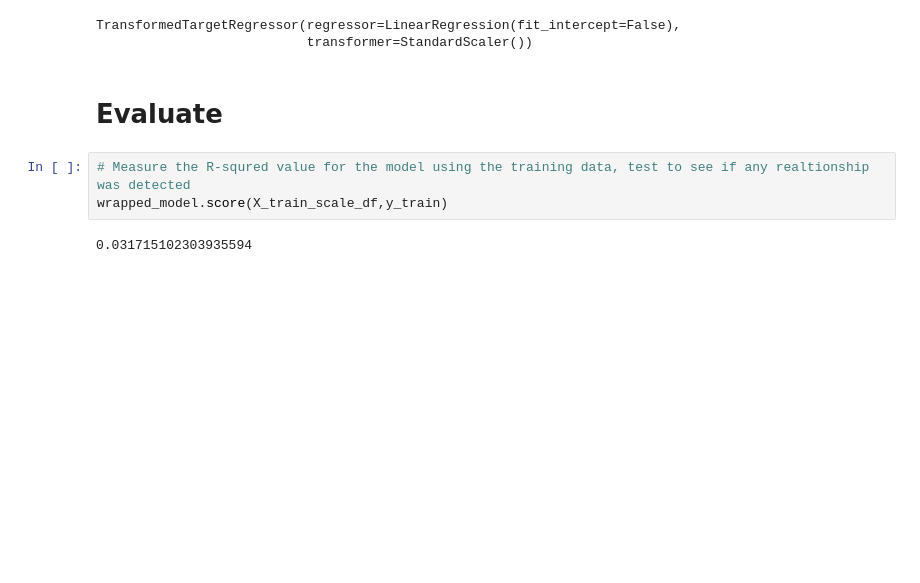
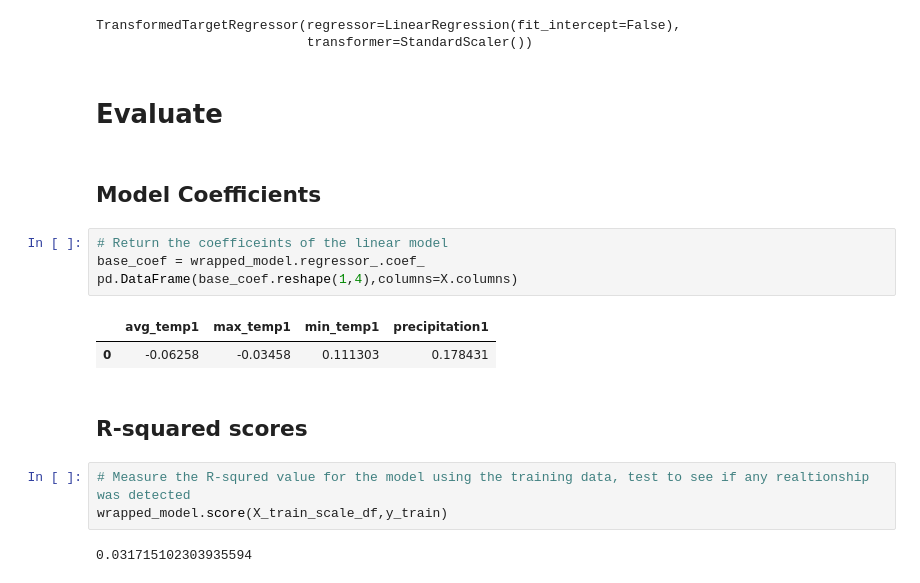
Before and after one commit to david-garza/enterococci_prediction_analysis, a Jupyter notebook: machine_learning/ml_regression.ipynb, the cells around one changed output. Drawn from its saved outputs; the diff is of its cells as text; blank space fills up the shorter version.

Commit message:
added model coefficients

```diff
--- a/machine_learning/ml_regression.ipynb
+++ b/machine_learning/ml_regression.ipynb
@@ -157,6 +157,17 @@ TransformedTargetRegressor(regressor=LinearRegression(fit_intercept=False),
                            transformer=StandardScaler())
 # %% [markdown]
 # Evaluate
+# %% [markdown]
+## Model Coefficients
+# %%
+# Return the coefficeints of the linear model
+base_coef = wrapped_model.regressor_.coef_
+pd.DataFrame(base_coef.reshape(1,4),columns=X.columns)
+# %% [output]
+|  | avg_temp1 | max_temp1 | min_temp1 | precipitation1 |
+| 0 | -0.06258 | -0.03458 | 0.111303 | 0.178431 |
+# %% [markdown]
+## R-squared scores
 # %%
 # Measure the R-squred value for the model using the training data, test to see if any realtionship was detected
 wrapped_model.score(X_train_scale_df,y_train)
```
Also changed, not shown: parts of 1 cell of this notebook.
